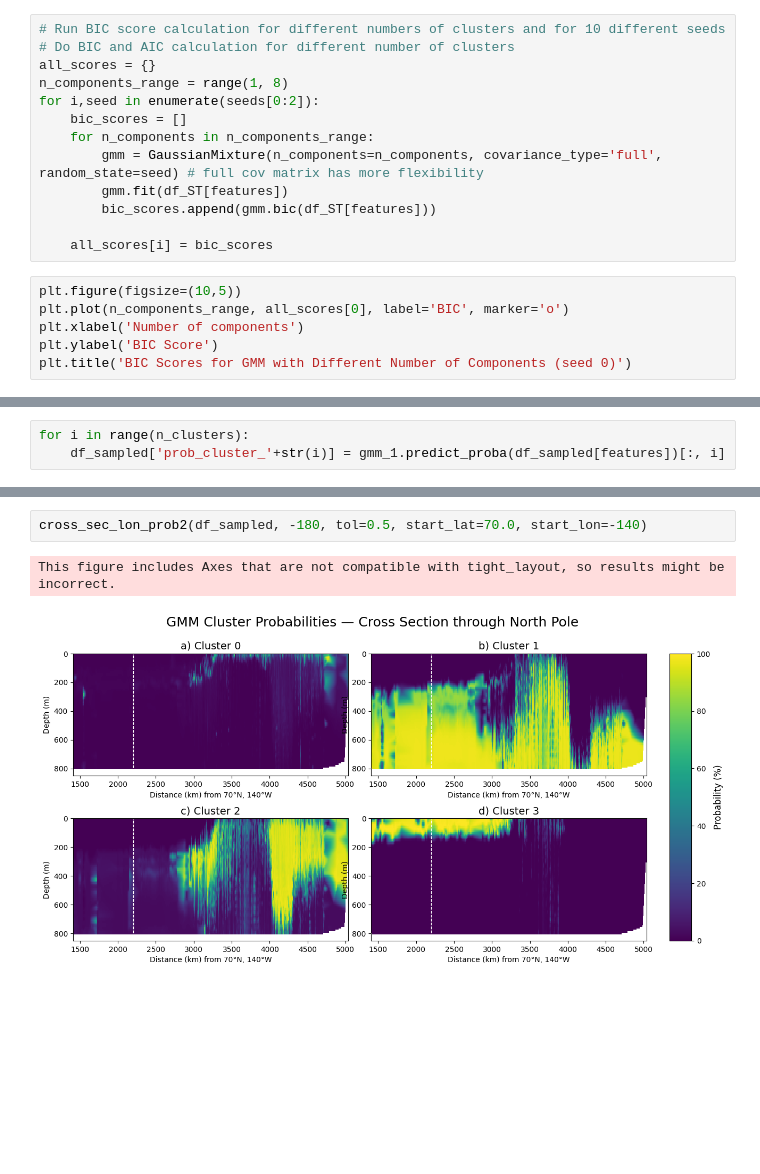
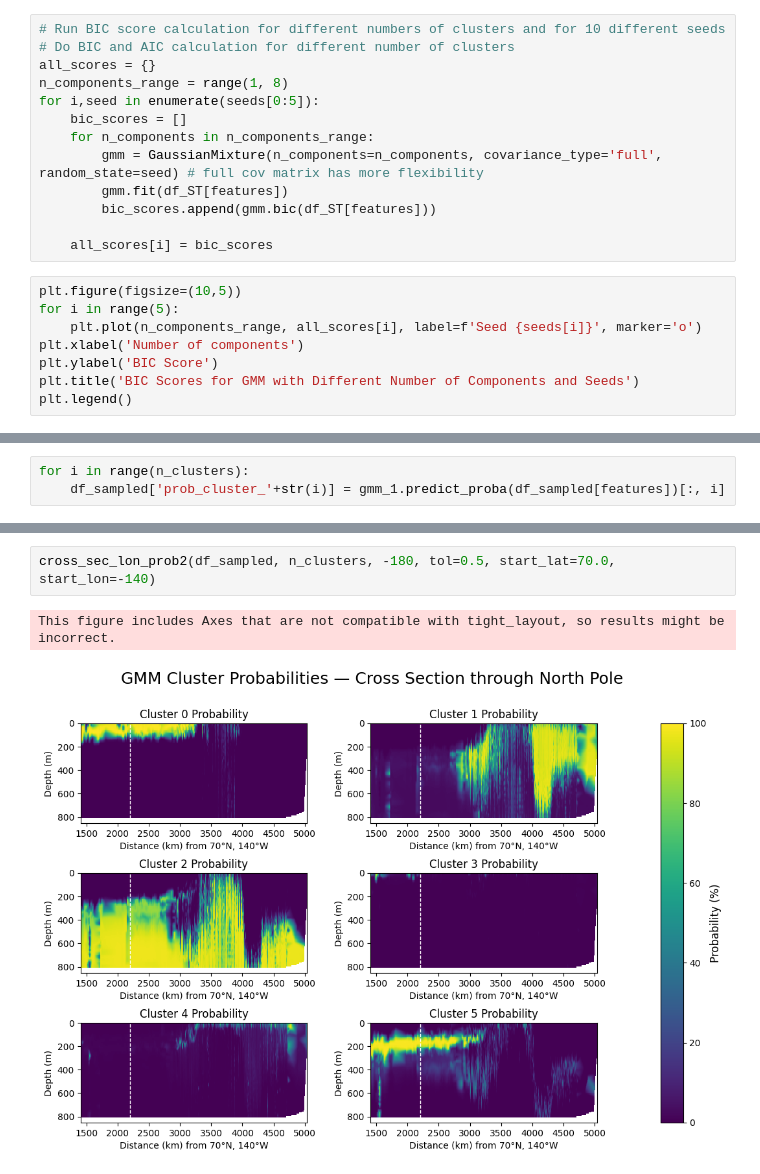
Before and after one commit to Mfdcng2/WaterMassClassification, a Jupyter notebook: Cluster_n_sensitivity/Ensemble.ipynb, the cells around one changed output, grey strips where cells are left out. Saved outputs shown, nothing was run; the diff lists cells and outputs as text; blank space fills up the shorter version.

Commit message:
ensemble with 5 Gmms made BIC score plot with 5

```diff
--- a/Cluster_n_sensitivity/Ensemble.ipynb
+++ b/Cluster_n_sensitivity/Ensemble.ipynb
@@ -50,7 +50,7 @@ DataFrameGroupBy.apply operated on the grouping columns. This behavior is deprec
 # Do BIC and AIC calculation for different number of clusters
 all_scores = {}
 n_components_range = range(1, 8)
-for i,seed in enumerate(seeds[0:2]):
+for i,seed in enumerate(seeds[0:5]):
     bic_scores = []
     for n_components in n_components_range:
         gmm = GaussianMixture(n_components=n_components, covariance_type='full', random_state=seed) # full cov matrix has more flexibility
@@ -60,8 +60,10 @@ for i,seed in enumerate(seeds[0:2]):
     all_scores[i] = bic_scores
 # %%
 plt.figure(figsize=(10,5))
-plt.plot(n_components_range, all_scores[0], label='BIC', marker='o')
+for i in range(5):
+    plt.plot(n_components_range, all_scores[i], label=f'Seed {seeds[i]}', marker='o')
 plt.xlabel('Number of components')
 plt.ylabel('BIC Score')
-plt.title('BIC Scores for GMM with Different Number of Components (seed 0)')
+plt.title('BIC Scores for GMM with Different Number of Components and Seeds')
+plt.legend()
 # %% [output]
@@ -444,5 +438,5 @@ TypeError: cross_sec_lon_prob() missing 1 required positional argument: 'lon_val
 # %%
-cross_sec_lon_prob2(df_sampled, -180, tol=0.5, start_lat=70.0, start_lon=-140)
+cross_sec_lon_prob2(df_sampled, n_clusters, -180, tol=0.5, start_lat=70.0, start_lon=-140)
 # %% [output]
 This figure includes Axes that are not compatible with tight_layout, so results might be incorrect.
-[figure, old version]
+[figure, new version]
```
Also changed, not shown: parts of 6 cells of this notebook.
